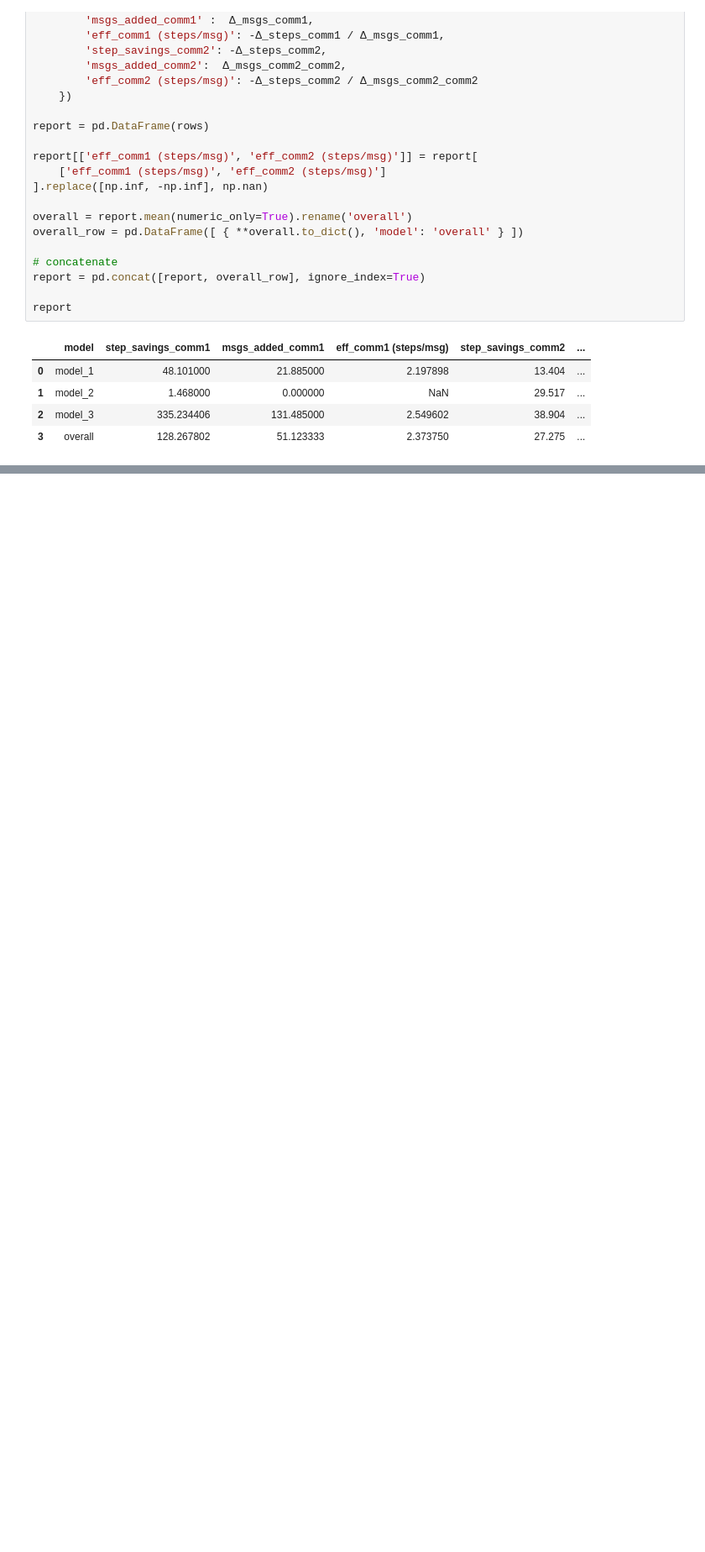
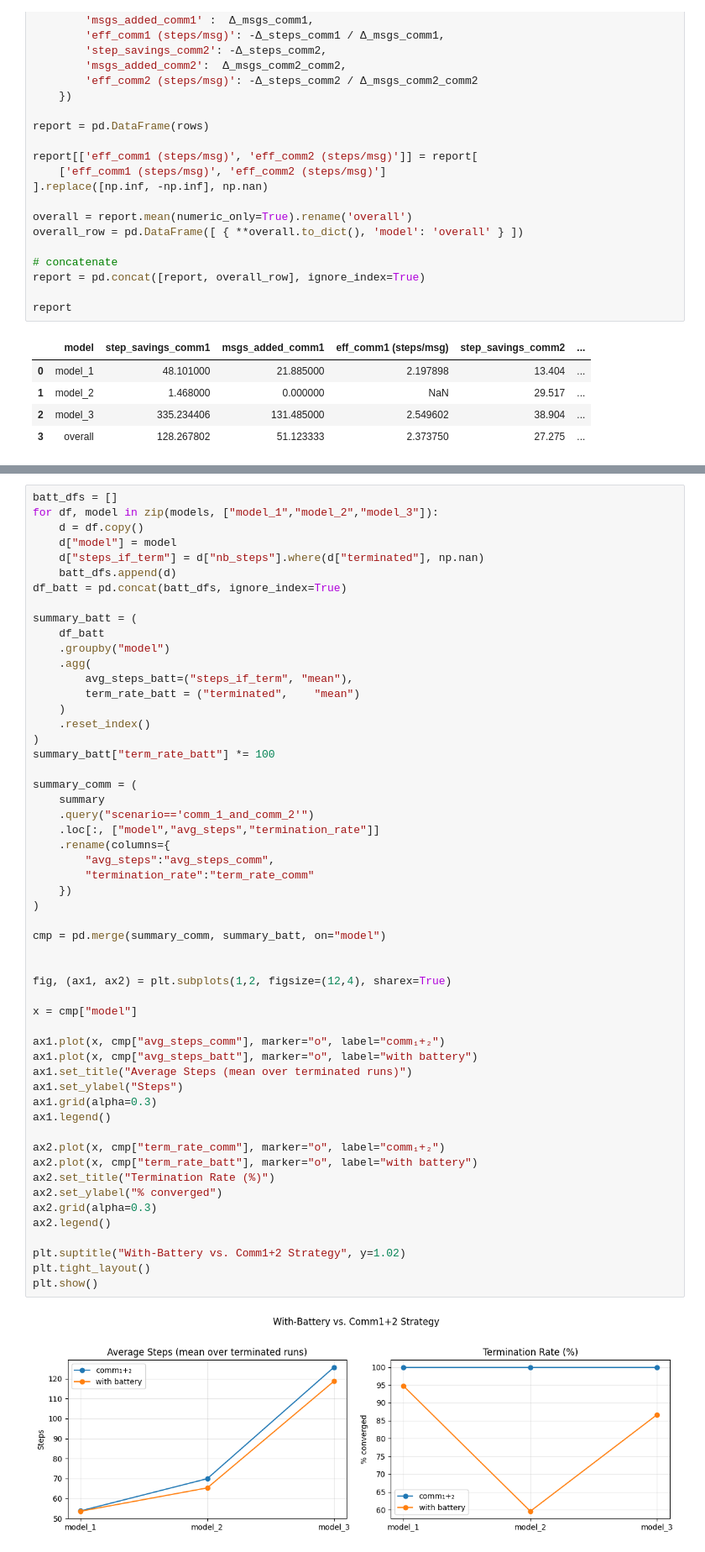
Before and after one commit to elbarhichi/Self-Organized-Multi-Agents-System, a Jupyter notebook: MAS_results_analysis.ipynb, the cells around one changed output, grey strips where cells are left out. Shown at 84% size. Cells and saved outputs as stored; diff of their text form; blank space fills up the shorter version.

```diff
--- a/MAS_results_analysis.ipynb
+++ b/MAS_results_analysis.ipynb
@@ -282,0 +328,56 @@ report
+# %%
+batt_dfs = []
+for df, model in zip(models, ["model_1","model_2","model_3"]):
+    d = df.copy()
+    d["model"] = model
+    d["steps_if_term"] = d["nb_steps"].where(d["terminated"], np.nan)
+    batt_dfs.append(d)
+df_batt = pd.concat(batt_dfs, ignore_index=True)
+
+summary_batt = (
+    df_batt
+    .groupby("model")
+    .agg(
+        avg_steps_batt=("steps_if_term", "mean"),
+        term_rate_batt = ("terminated",    "mean")
+    )
+    .reset_index()
+)
+summary_batt["term_rate_batt"] *= 100
+
+summary_comm = (
+    summary
+    .query("scenario=='comm_1_and_comm_2'")
+    .loc[:, ["model","avg_steps","termination_rate"]]
+    .rename(columns={
+        "avg_steps":"avg_steps_comm",
+        "termination_rate":"term_rate_comm"
+    })
+)
+
+cmp = pd.merge(summary_comm, summary_batt, on="model")
+
+
+fig, (ax1, ax2) = plt.subplots(1,2, figsize=(12,4), sharex=True)
+
+x = cmp["model"]
+
+ax1.plot(x, cmp["avg_steps_comm"], marker="o", label="comm₁+₂")
+ax1.plot(x, cmp["avg_steps_batt"], marker="o", label="with battery")
+ax1.set_title("Average Steps (mean over terminated runs)")
+ax1.set_ylabel("Steps")
+ax1.grid(alpha=0.3)
+ax1.legend()
+
+ax2.plot(x, cmp["term_rate_comm"], marker="o", label="comm₁+₂")
+ax2.plot(x, cmp["term_rate_batt"], marker="o", label="with battery")
+ax2.set_title("Termination Rate (%)")
+ax2.set_ylabel("% converged")
+ax2.grid(alpha=0.3)
+ax2.legend()
+
+plt.suptitle("With‑Battery vs. Comm1+2 Strategy", y=1.02)
+plt.tight_layout()
+plt.show()
+# %% [output]
+[figure, added]
```
Also changed, not shown: parts of 3 cells of this notebook, 14 other files.
